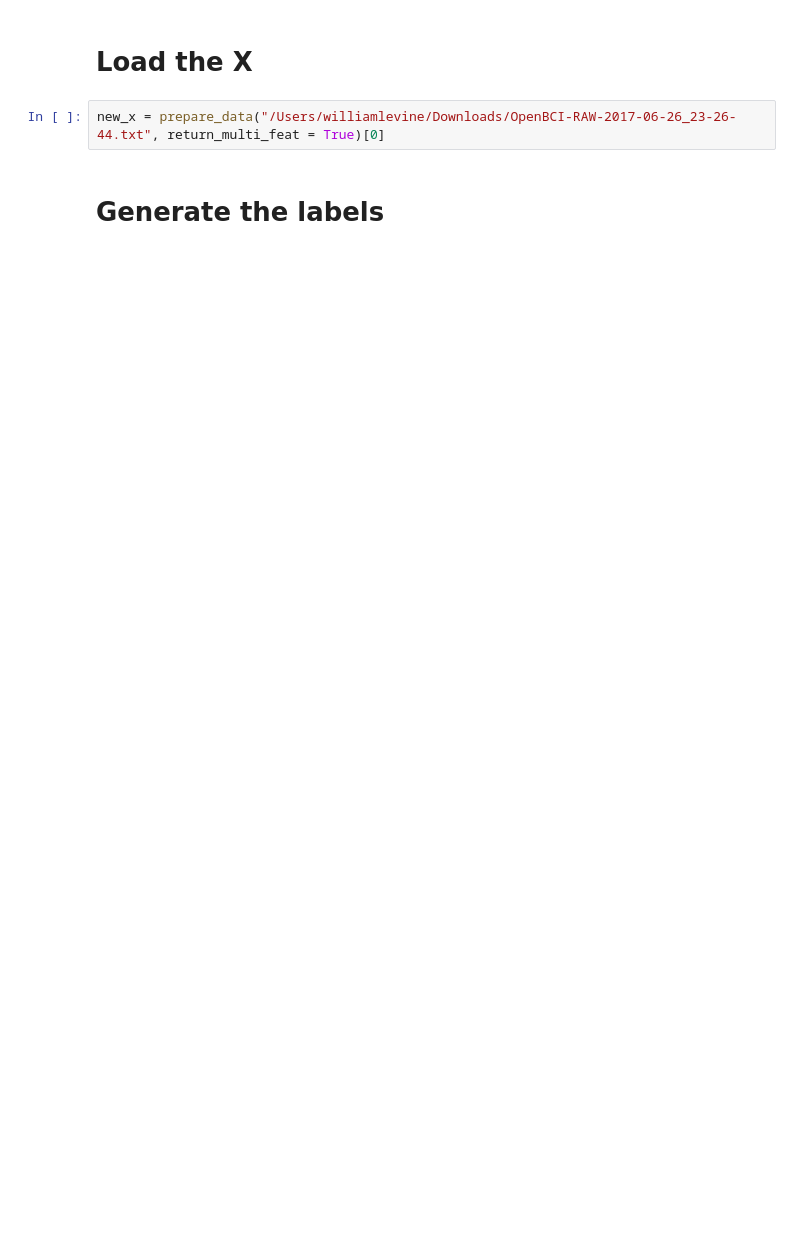
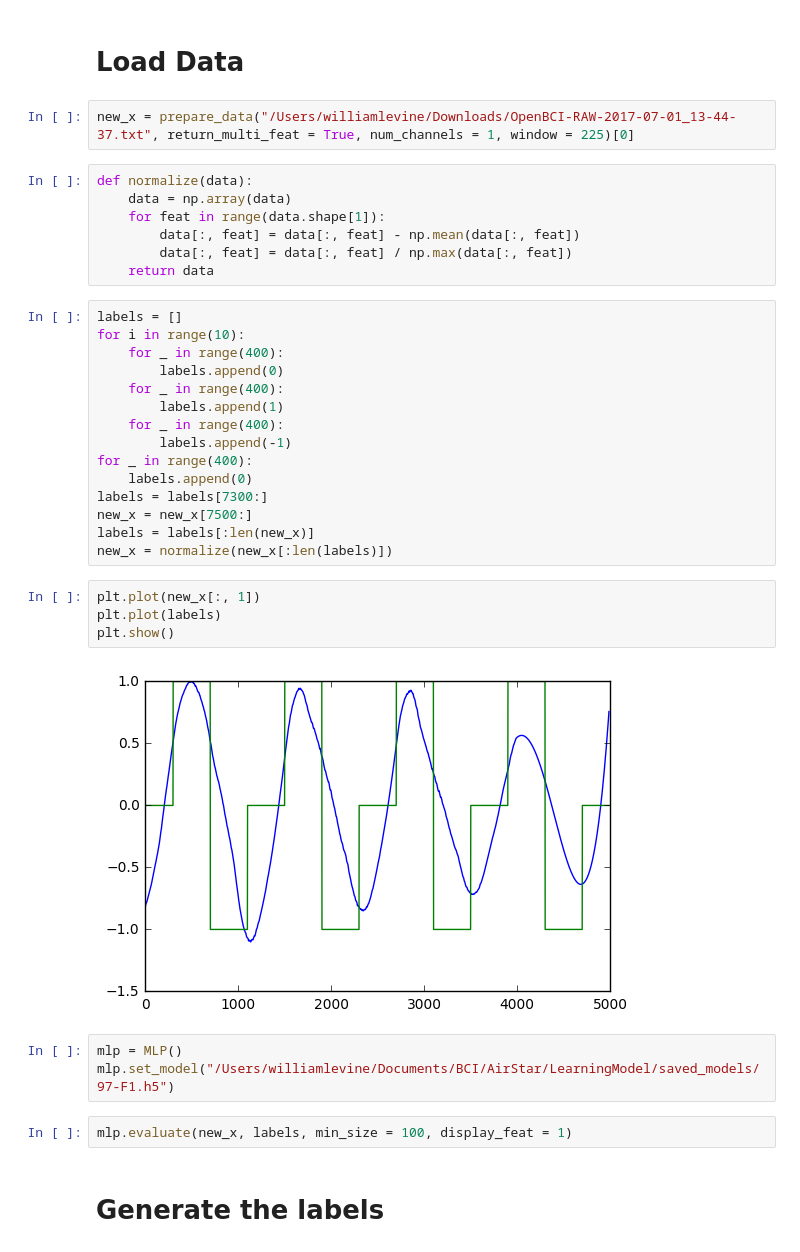
Before and after one commit to levinwil/AirStar, a Jupyter notebook: Jupyter_MDs/Label_Generation.ipynb, the cells around one changed output. Drawn from its saved outputs; the diff is of its cells as text; blank space fills up the shorter version.

```diff
--- a/Jupyter_MDs/Label_Generation.ipynb
+++ b/Jupyter_MDs/Label_Generation.ipynb
@@ -13,6 +17,39 @@ import pickle
 # %% [markdown]
-# Load the X
+# Load Data
 # %%
-new_x = prepare_data("/Users/williamlevine/Downloads/OpenBCI-RAW-2017-06-26_23-26-44.txt", return_multi_feat = True)[0]
+new_x = prepare_data("/Users/williamlevine/Downloads/OpenBCI-RAW-2017-07-01_13-44-37.txt", return_multi_feat = True, num_channels = 1, window = 225)[0]
+# %%
+def normalize(data):
+    data = np.array(data)
+    for feat in range(data.shape[1]):
+        data[:, feat] = data[:, feat] - np.mean(data[:, feat])
+        data[:, feat] = data[:, feat] / np.max(data[:, feat])
+    return data
+# %%
+labels = []
+for i in range(10):
+    for _ in range(400):
+        labels.append(0)
+    for _ in range(400):
+        labels.append(1)
+    for _ in range(400):
+        labels.append(-1)
+for _ in range(400):
+    labels.append(0)
+labels = labels[7300:]
+new_x = new_x[7500:]
+labels = labels[:len(new_x)]
+new_x = normalize(new_x[:len(labels)])
+# %%
+plt.plot(new_x[:, 1])
+plt.plot(labels)
+plt.show()
+# %% [output]
+[figure, added]
+# %%
+mlp = MLP()
+mlp.set_model("/Users/williamlevine/Documents/BCI/AirStar/LearningModel/saved_models/97-F1.h5")
+# %%
+mlp.evaluate(new_x, labels, min_size = 100, display_feat = 1)
 # %% [markdown]
 # Generate the labels
```
Also changed, not shown: parts of 15 cells of this notebook, 7 other files.
